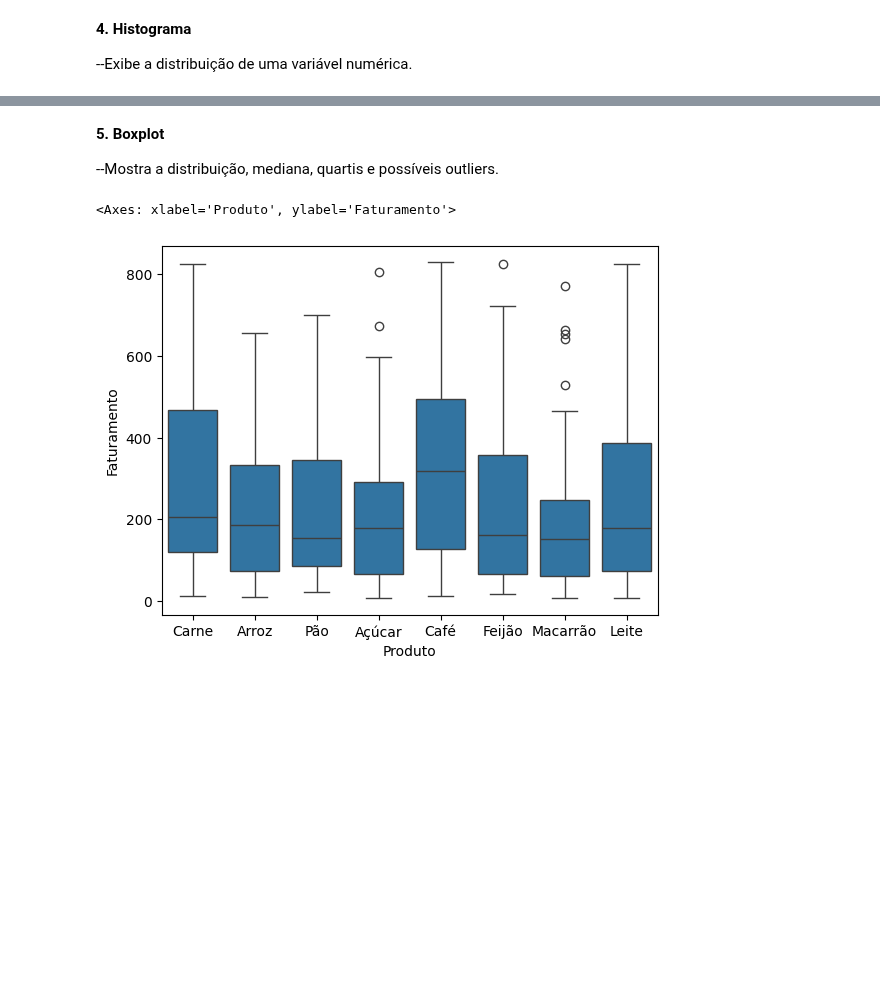
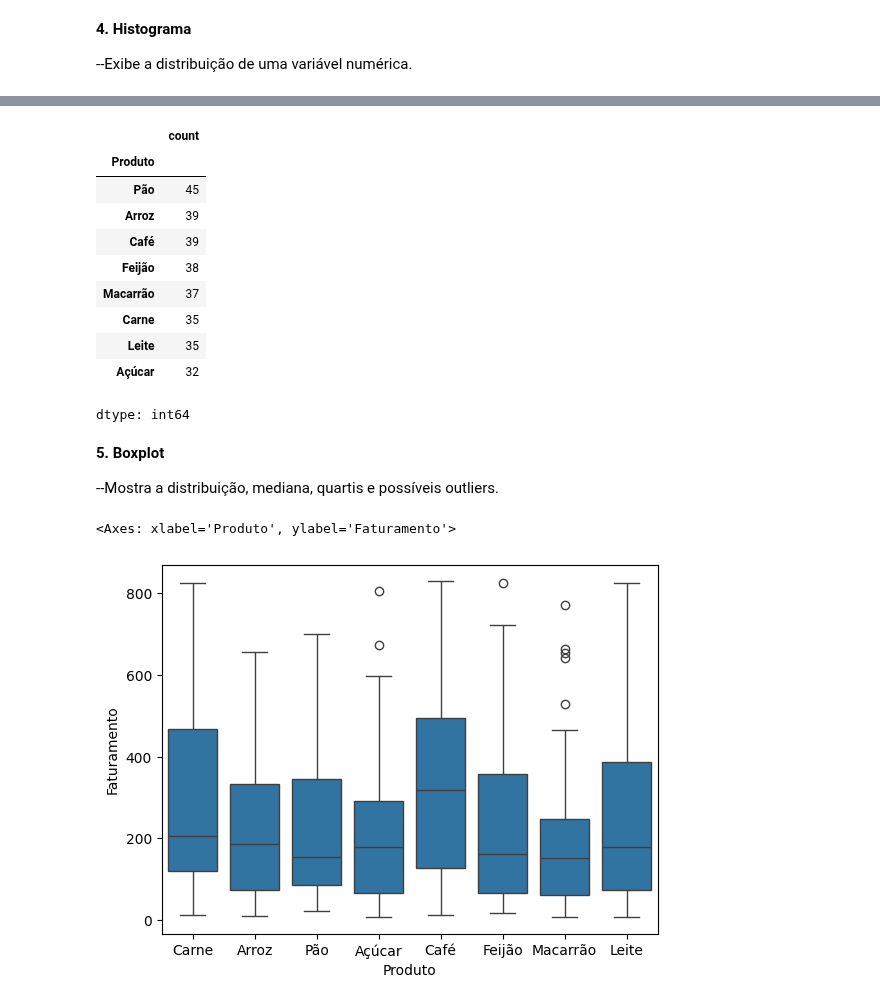
Before and after one commit to EduardaSantosDiniz/Atividade1-Java, a Jupyter notebook: PraticandoPythoni.ipynb, the cells around one changed output, grey strips where cells are left out. Saved outputs shown, nothing was run; the diff lists cells and outputs as text; code cells hidden in the pictures; blank space fills up the shorter version.

```diff
--- a/PraticandoPythoni.ipynb
+++ b/PraticandoPythoni.ipynb
@@ -247,3 +267,17 @@ sns.histplot(data=df, x='Faturamento', bins=20)
+# %%
+df['Produto'].value_counts().sort_values(ascending=False)
+# %% [output]
+|  | count |
+| Produto |  |
+| Pão | 45 |
+| Arroz | 39 |
+| Café | 39 |
+| Feijão | 38 |
+| Macarrão | 37 |
+| Carne | 35 |
+| Leite | 35 |
+| Açúcar | 32 |
+dtype: int64
 # %% [markdown]
 **5. Boxplot**
 
```
Also changed, not shown: parts of 8 cells of this notebook.
